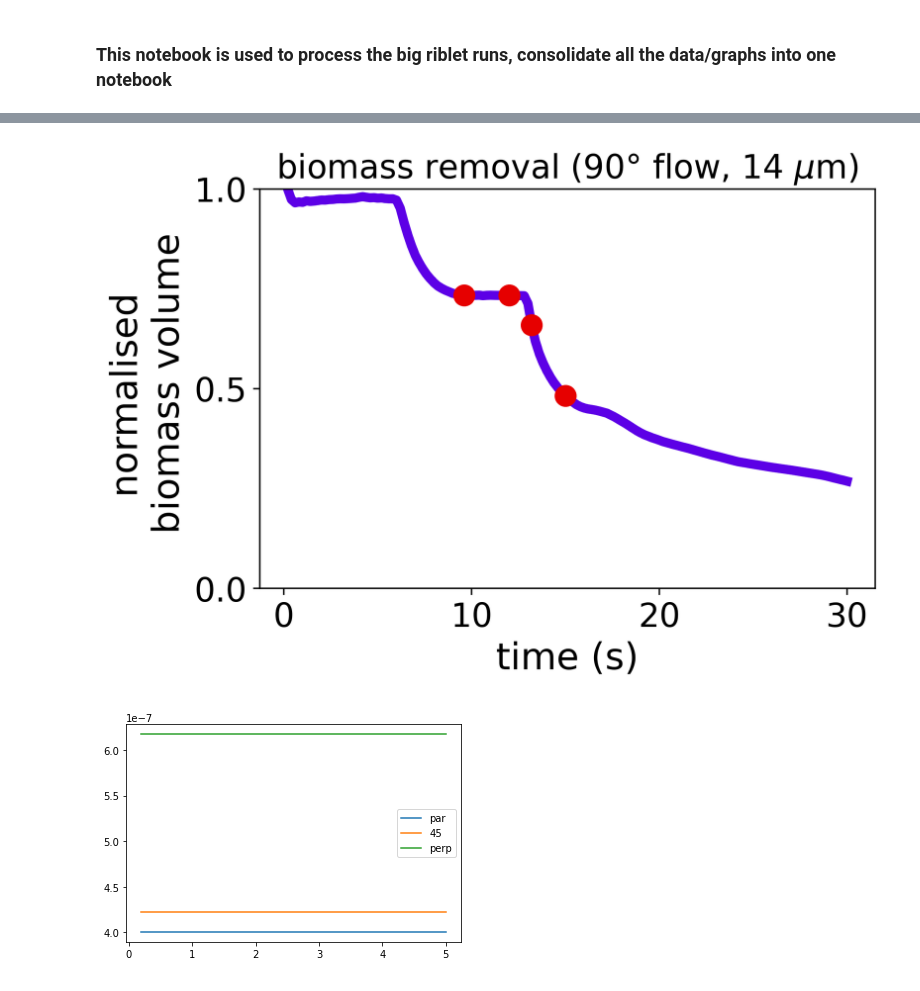
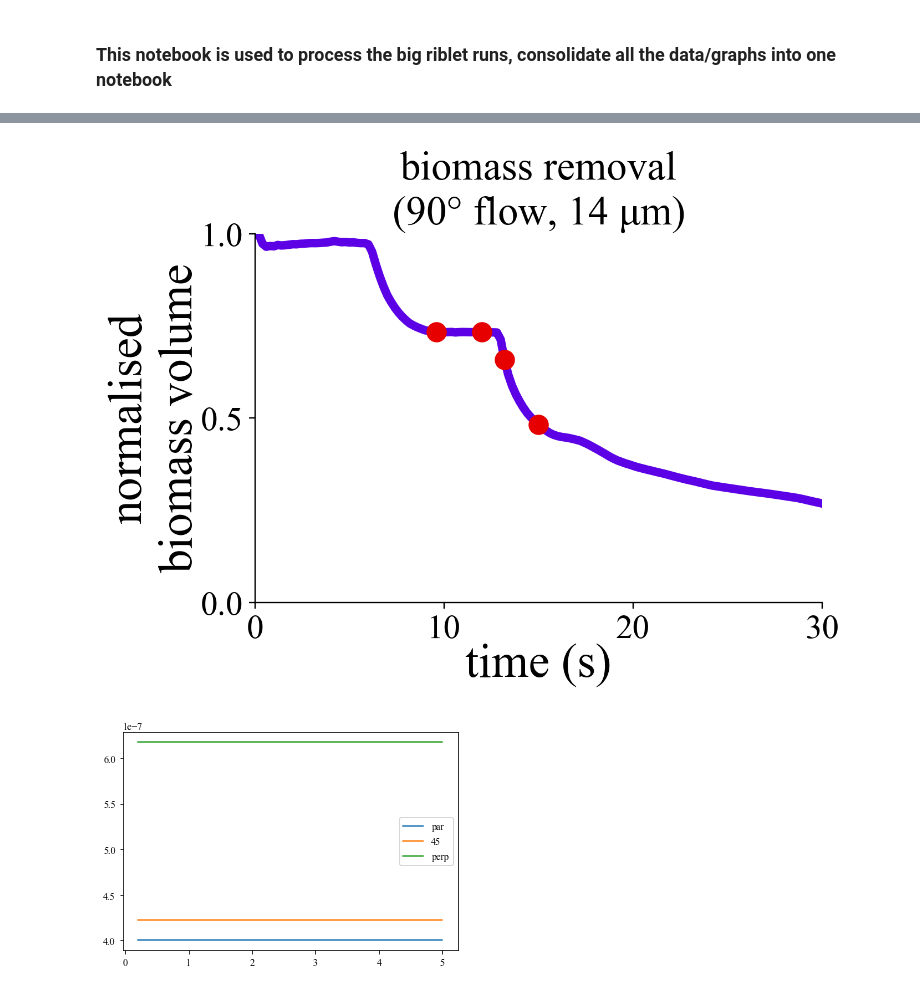
Before and after one commit to patricksinclair/openfoam_utilities, a Jupyter notebook: big_run_analyser.ipynb, the cells around one changed output, grey strips where cells are left out. Saved outputs shown, nothing was run; the diff lists cells and outputs as text; code cells hidden in the pictures.

```diff
--- a/big_run_analyser.ipynb
+++ b/big_run_analyser.ipynb
@@ -6,6 +6,10 @@ import matplotlib.pyplot as plt
 import random
 import numpy as np
 import string
+
+plt.rcParams["font.family"] = "Times New Roman"
+params = {'mathtext.default': 'regular' }
+plt.rcParams.update(params)
 # %%
 def collate_all_dataframes(results_directory, delta_t, t_max):
     '''
@@ -264,6 +357,9 @@ labelSize=20
 titleSize=18
 fig, ax = plt.subplots(dpi=320)
 fig.set_size_inches(6,4)
+
+ax.spines['right'].set_visible(False)
+ax.spines['top'].set_visible(False)
 
 for df, line_label, line_colour in zip(alphaDataframes_perpendicularFlow_EXTRA, bf_thickness_labels, thickness_colours):
     ax.plot(df['t'], df['alpha_normalised'], label=line_label, lw=4, c=line_colour)
@@ -317,28 +429,32 @@ plt.show()
 times_of_interest = np.array([9.6, 12., 13.2, 15])
 # %%
 #plot the extended perpendicular flow simulations for alpha
-labelSize=20
-titleSize=18
-fig, ax = plt.subplots(dpi=320)
+labelSize=28
+titleSize=24
+numbersize=20
+fig, ax = plt.subplots(dpi=220)
 fig.set_size_inches(6,4)
 
+ax.spines['right'].set_visible(False)
+ax.spines['top'].set_visible(False)
 
 ax.plot(perpendicularFlow_14microns_alpha_EXTRA['t'], perpendicularFlow_14microns_alpha_EXTRA['alpha_normalised'], label=line_label, lw=5, zorder=1, c=thickness_colours[0])
 
 indices_of_interest = np.isin(perpendicularFlow_14microns_alpha_EXTRA['t'], times_of_interest)
 
 ax.scatter(times_of_interest, perpendicularFlow_14microns_alpha_EXTRA['alpha_normalised'][indices_of_interest], s=120, zorder=2, c='#e60000')
 
-ax.set_title("biomass removal ($90\degree$ flow, 14 $\mu$m)", fontsize=titleSize)
-ax.set_ylabel("normalised \n biomass volume", fontsize=labelSize)
-ax.set_xlabel("time (s)", fontsize=labelSize)
-ax.tick_params(axis='both', which='major', labelsize=18)
+ax.set_title("biomass removal\n($90\degree$ flow, 14 $\mu$m)", fontsize=titleSize)
+ax.set_ylabel("normalised\nbiomass volume", fontsize=labelSize, labelpad=-1)
+ax.set_xlabel("time (s)", fontsize=labelSize, labelpad=-1)
+ax.tick_params(axis='both', which='major', labelsize=numbersize)
 ax.set_ylim(0,1)
+ax.set_xlim(0, 30)
 plt.locator_params(axis='y', nbins=3)
-plt.savefig("riblet_plots/alphaNormalised_perpendicular_EXTRA_14microns.pdf", bbox_inches='tight')
+plt.savefig("riblet_plots/alphaNormalised_perpendicular_EXTRA_14microns.pdf", bbox_inches='tight', dpi=330)
 plt.show()
 # %% [output]
-[figure, old version]
+[figure, new version]
 # %%
 plt.plot(parallelFlow_NOBIOFILM_drag['t'], parallelFlow_NOBIOFILM_drag['F_z'], label='par')
 plt.plot(angle45Flow_NOBIOFILM_drag['t'], angle45Flow_NOBIOFILM_drag['F_total'], label='45')
@@ -346,4 +462,4 @@ plt.plot(perpendicularFlow_NOBIOFILM_drag['t'], perpendicularFlow_NOBIOFILM_drag
 plt.legend()
 plt.show()
 # %% [output]
-[figure, old version]
+[figure, new version]
```
Also changed, not shown: parts of 20 cells of this notebook, 2 other files.
